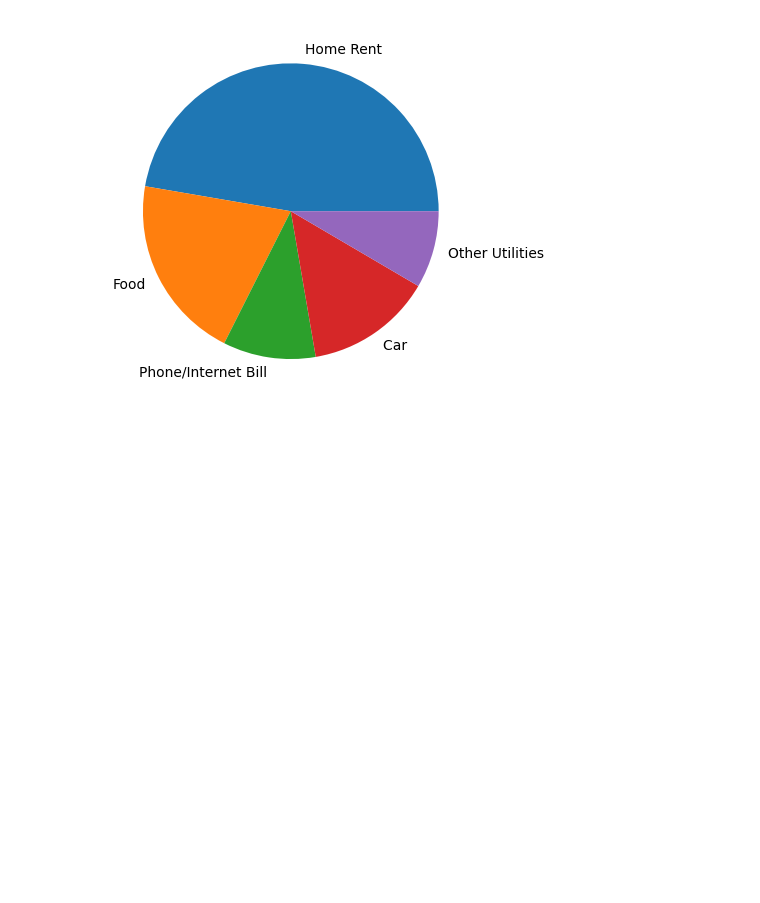
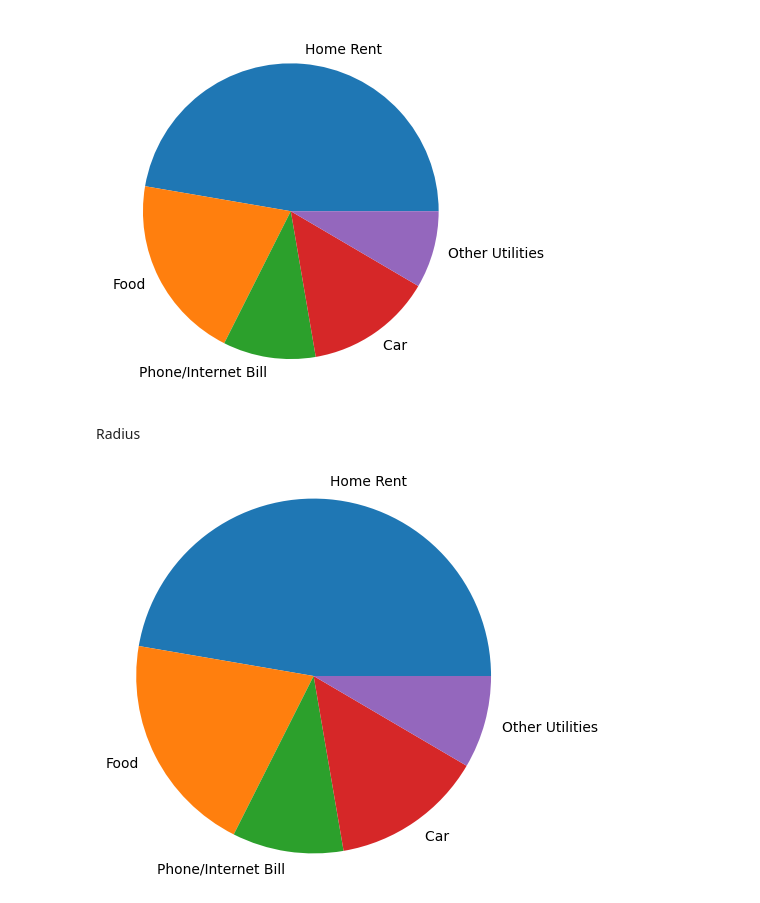
Before and after one commit to Kkkiiiirran/Data-Scientist-Roadmap, a Jupyter notebook: matplotlib/04_piechart.ipynb, the cells around one changed output. Cells and saved outputs as stored; diff of their text form; code cells hidden in the pictures; blank space fills up the shorter version.

```diff
--- a/matplotlib/04_piechart.ipynb
+++ b/matplotlib/04_piechart.ipynb
@@ -17,3 +17,10 @@ plt.pie(exp_values, labels=exp_labels)
   Text(0.6256100334857941, -0.9047718419590123, 'Car '),
   Text(1.0615045230766318, -0.28845822485734873, 'Other Utilities')])
 [figure]
+# %% [markdown]
+Radius
+# %%
+plt.pie(exp_values, labels=exp_labels, radius=1.2)
+plt.show()
+# %% [output]
+[figure, added]
```
Also changed, not shown: parts of 4 cells of this notebook, 12 other files.
